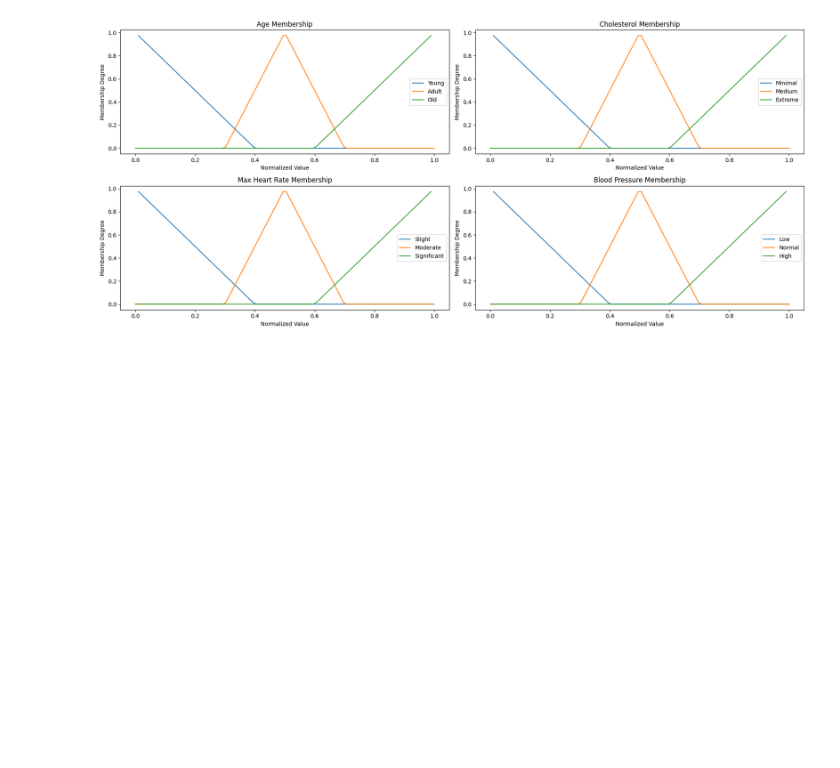
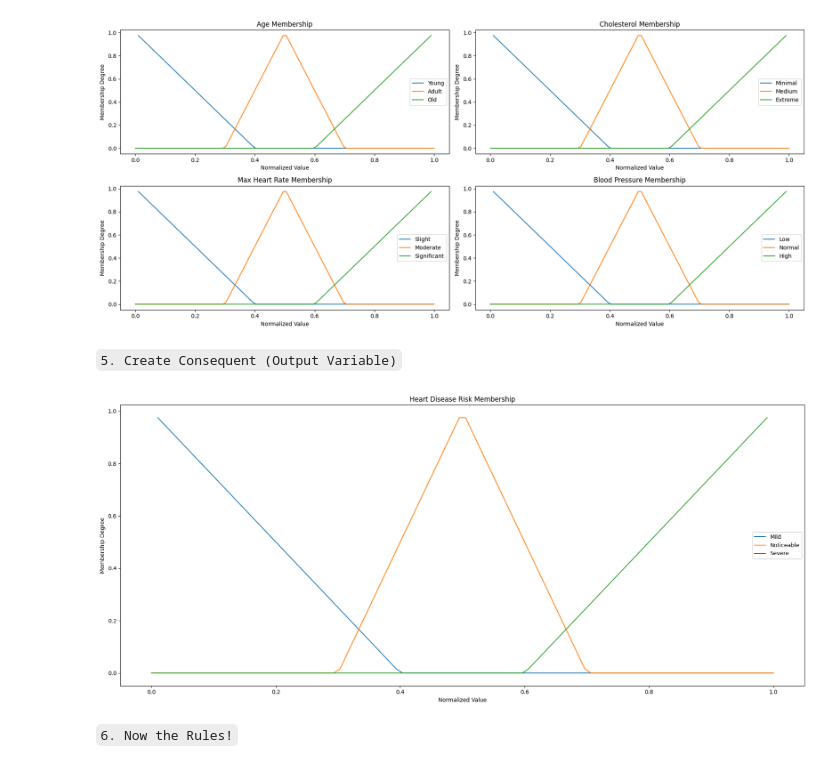
Before and after one commit to riarumoda/csv-fuzzy, a Jupyter notebook: PredictCardiovascularDisease.ipynb, the cells around one changed output. Cells and saved outputs as stored; diff of their text form; code cells hidden in the pictures; blank space fills up the shorter version.

Commit message:
feat: added Consequent (todo: need to add fuzzy rules)

```diff
--- a/PredictCardiovascularDisease.ipynb
+++ b/PredictCardiovascularDisease.ipynb
@@ -142,3 +142,22 @@ plt.tight_layout()
 plt.show()
 # %% [output]
 [figure]
+# %% [markdown]
+`5. Create Consequent (Output Variable)`
+# %%
+risk = generate_triangle_membership(x, low="Mild", medium="Noticeable", high="Severe")
+fig, ax = plt.subplots(1, 1, figsize=(18, 8))
+def plot_membership(ax, x, membership, title):
+    for label, values in membership.items():
+        ax.plot(x, values, label=label)
+    ax.set_title(f"{title} Membership")
+    ax.set_xlabel('Normalized Value')
+    ax.set_ylabel('Membership Degree')
+    ax.legend()
+plot_membership(ax, x, risk, 'Heart Disease Risk')
+plt.tight_layout()
+plt.show()
+# %% [output]
+[figure, added]
+# %% [markdown]
+`6. Now the Rules!`
```
Also changed, not shown: parts of 1 cell of this notebook.
